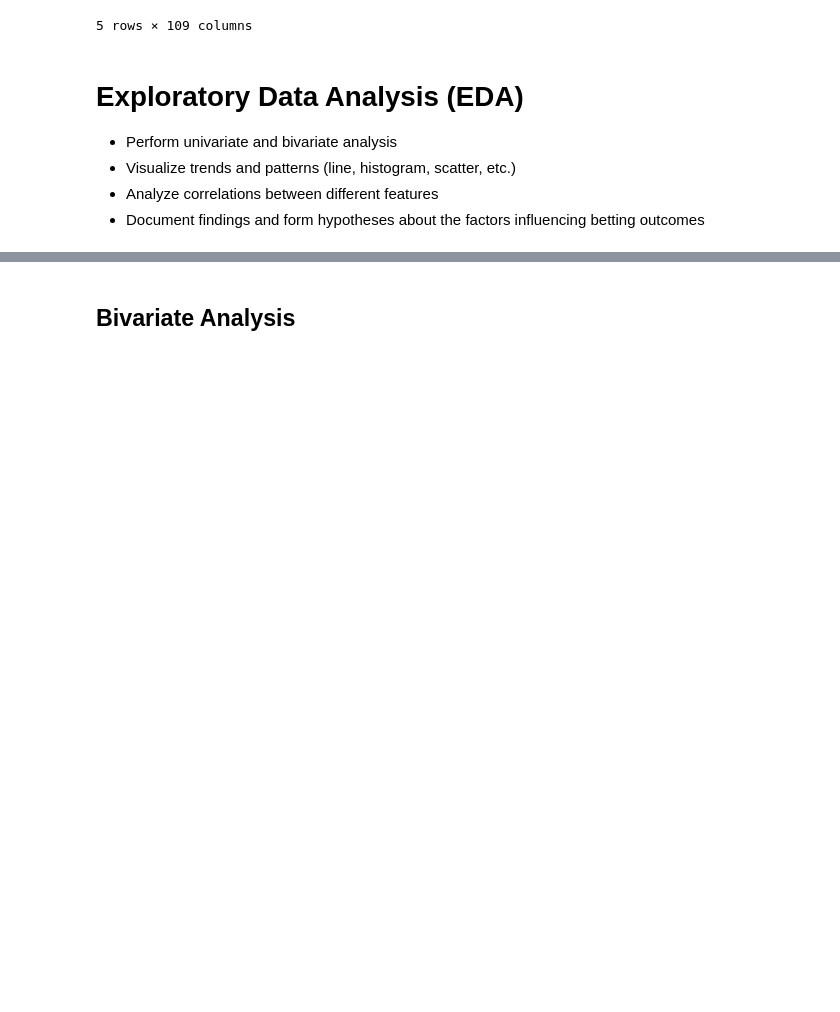
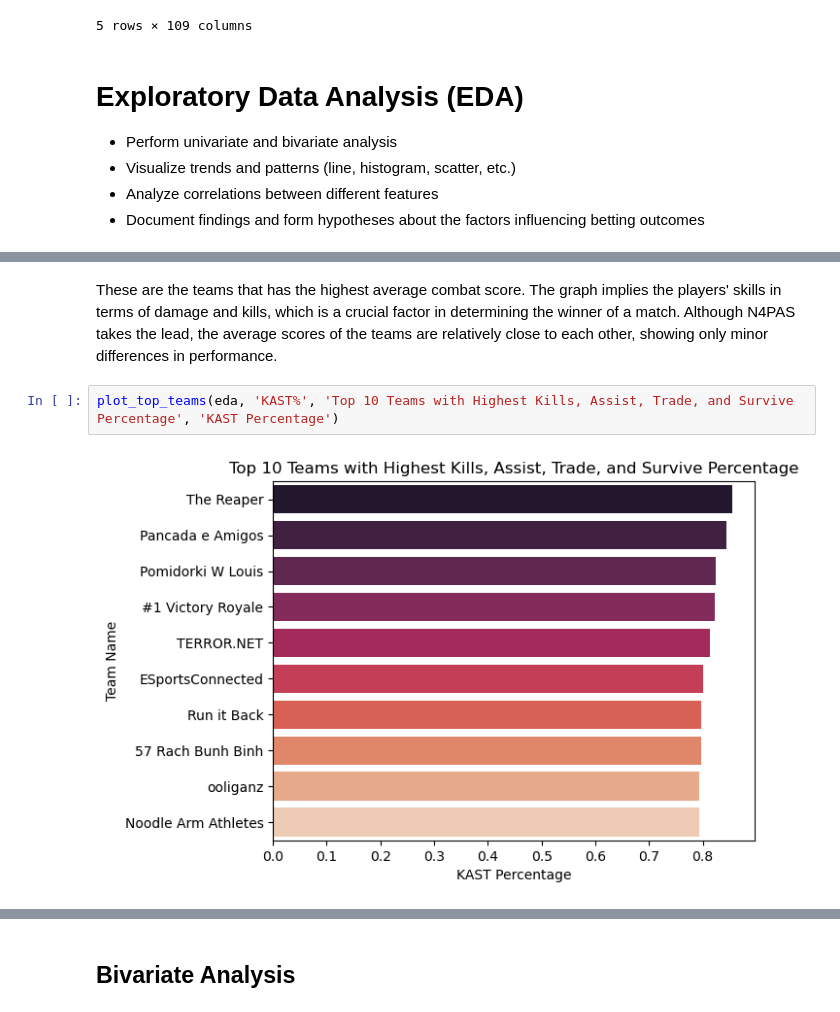
Before and after one commit to rimvelvet31/vct_predictive_model, a Jupyter notebook: notebook.ipynb, the cells around one changed output, grey strips where cells are left out. Saved outputs shown, nothing was run; the diff lists cells and outputs as text; blank space fills up the shorter version.

Commit message:
updated code to match main

```diff
--- a/notebook.ipynb
+++ b/notebook.ipynb
@@ -577,0 +597,6 @@ vct_2021_2024.head()
+# %% [markdown]
+These are the teams that has the highest average combat score. The graph implies the players' skills in terms of damage and kills, which is a crucial factor in determining the winner of a match. Although N4PAS takes the lead, the average scores of the teams are relatively close to each other, showing only minor differences in performance.
+# %%
+plot_top_teams(eda, 'KAST%', 'Top 10 Teams with Highest Kills, Assist, Trade, and Survive Percentage', 'KAST Percentage')
+# %% [output]
+[figure, added]
```
Also changed, not shown: parts of 70 cells of this notebook.
